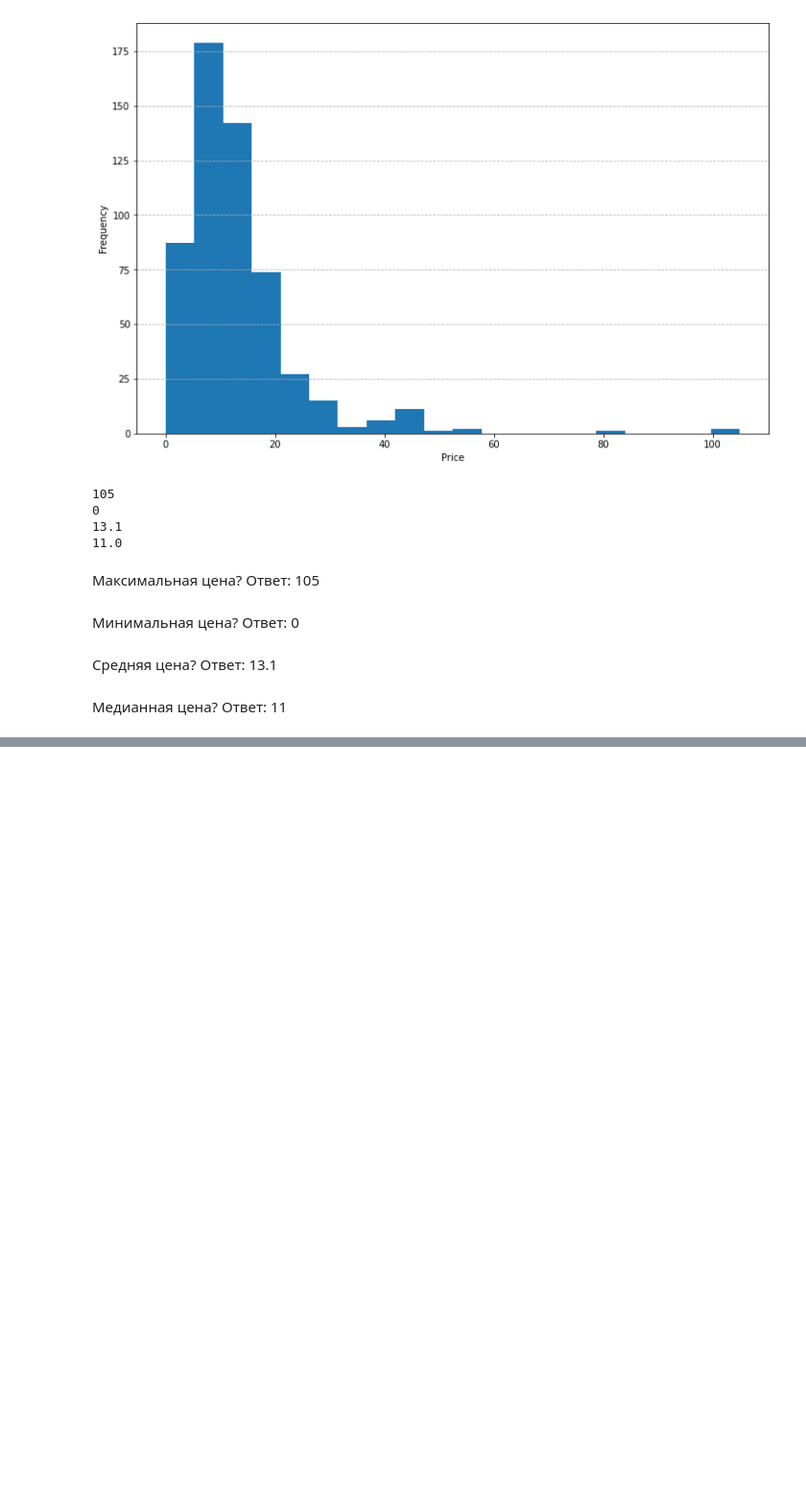
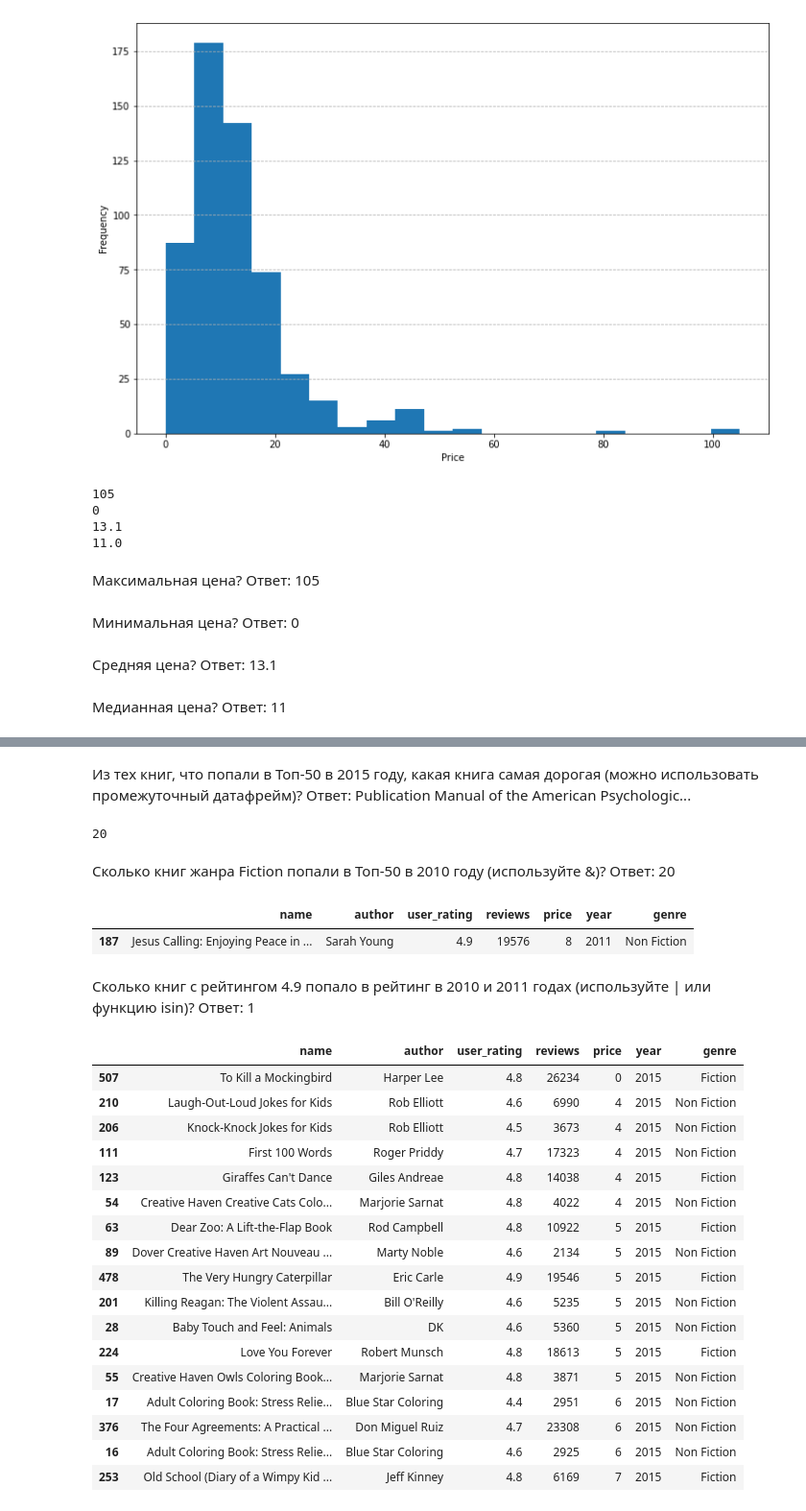
Before and after one commit to PavelStelmakhV/hw302-pandas-usage, a Jupyter notebook: Hw2.3.ipynb, the cells around one changed output, grey strips where cells are left out. Shown: that part at 96% size. Cells and saved outputs as stored; diff of their text form; code cells hidden in the pictures; blank space fills up the shorter version.

```diff
--- a/Hw2.3.ipynb
+++ b/Hw2.3.ipynb
@@ -99,0 +118,36 @@ dtype: object
+# %% [markdown]
+Из тех книг, что попали в Топ-50 в 2015 году, какая книга самая дорогая (можно использовать промежуточный датафрейм)? Ответ: Publication Manual of the American Psychologic...
+# %%
+df.query('genre == "Fiction" & year == 2010').shape[0]
+# %% [output]
+20
+# %% [markdown]
+Сколько книг жанра Fiction попали в Топ-50 в 2010 году (используйте &)? Ответ: 20
+# %%
+df.query('user_rating == 4.9 & (year == 2010 | year == 2011)')
+# %% [output]
+|  | name | author | user_rating | reviews | price | year | genre |
+| 187 | Jesus Calling: Enjoying Peace in ... | Sarah Young | 4.9 | 19576 | 8 | 2011 | Non Fiction |
+# %% [markdown]
+Сколько книг c рейтингом 4.9 попало в рейтинг в 2010 и 2011 годах (используйте | или функцию isin)? Ответ: 1
+# %%
+df.query('price < 8 & year == 2015').sort_values(by='price')
+# %% [output]
+|  | name | author | user_rating | reviews | price | year | genre |
+| 507 | To Kill a Mockingbird | Harper Lee | 4.8 | 26234 | 0 | 2015 | Fiction |
+| 210 | Laugh-Out-Loud Jokes for Kids | Rob Elliott | 4.6 | 6990 | 4 | 2015 | Non Fiction |
+| 206 | Knock-Knock Jokes for Kids | Rob Elliott | 4.5 | 3673 | 4 | 2015 | Non Fiction |
+| 111 | First 100 Words | Roger Priddy | 4.7 | 17323 | 4 | 2015 | Non Fiction |
+| 123 | Giraffes Can't Dance | Giles Andreae | 4.8 | 14038 | 4 | 2015 | Fiction |
+| 54 | Creative Haven Creative Cats Colo... | Marjorie Sarnat | 4.8 | 4022 | 4 | 2015 | Non Fiction |
+| 63 | Dear Zoo: A Lift-the-Flap Book | Rod Campbell | 4.8 | 10922 | 5 | 2015 | Fiction |
+| 89 | Dover Creative Haven Art Nouveau ... | Marty Noble | 4.6 | 2134 | 5 | 2015 | Non Fiction |
+| 478 | The Very Hungry Caterpillar | Eric Carle | 4.9 | 19546 | 5 | 2015 | Fiction |
+| 201 | Killing Reagan: The Violent Assau... | Bill O'Reilly | 4.6 | 5235 | 5 | 2015 | Non Fiction |
+| 28 | Baby Touch and Feel: Animals | DK | 4.6 | 5360 | 5 | 2015 | Non Fiction |
+| 224 | Love You Forever | Robert Munsch | 4.8 | 18613 | 5 | 2015 | Fiction |
+| 55 | Creative Haven Owls Coloring Book... | Marjorie Sarnat | 4.8 | 3871 | 5 | 2015 | Non Fiction |
+| 17 | Adult Coloring Book: Stress Relie... | Blue Star Coloring | 4.4 | 2951 | 6 | 2015 | Non Fiction |
+| 376 | The Four Agreements: A Practical ... | Don Miguel Ruiz | 4.7 | 23308 | 6 | 2015 | Non Fiction |
+| 16 | Adult Coloring Book: Stress Relie... | Blue Star Coloring | 4.6 | 2925 | 6 | 2015 | Non Fiction |
+| 253 | Old School (Diary of a Wimpy Kid ... | Jeff Kinney | 4.8 | 6169 | 7 | 2015 | Fiction |
```
Also changed, not shown: parts of 28 cells of this notebook.
